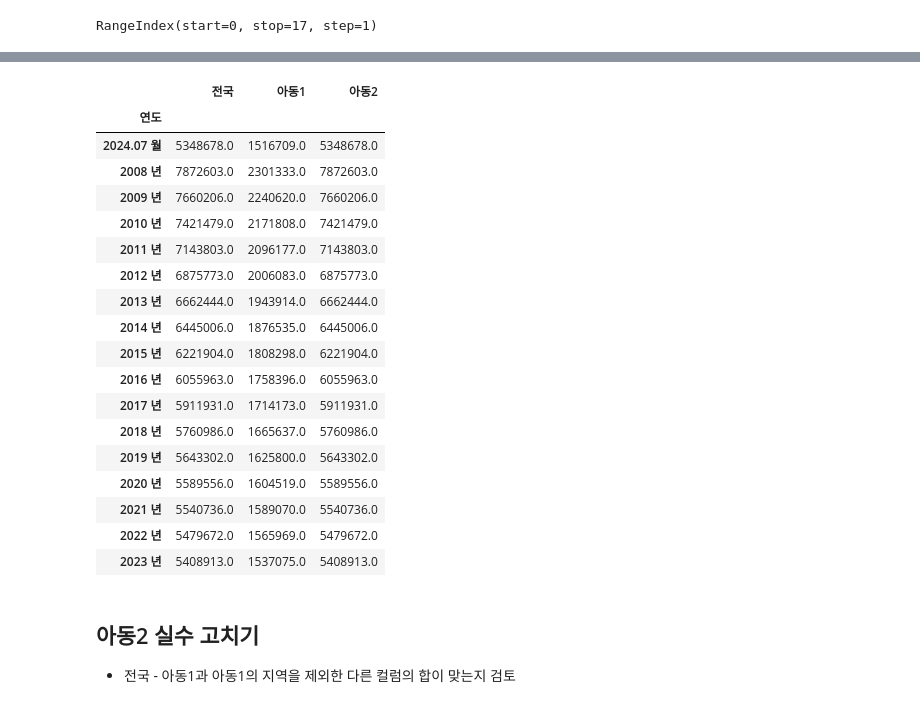
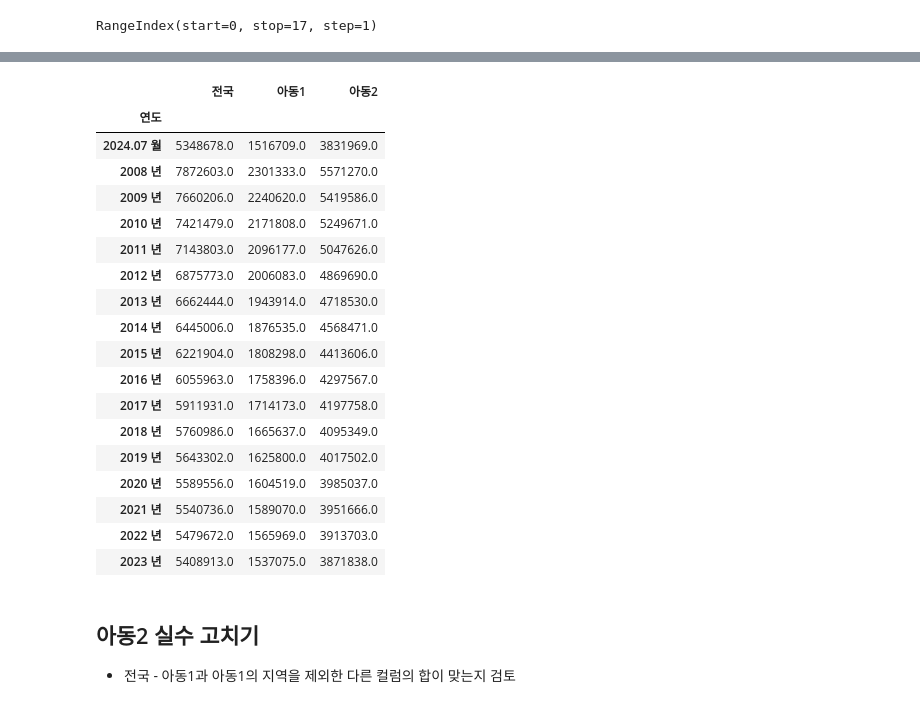
Before and after one commit to LYZAcell/data_study, a Jupyter notebook: 데이터저널/인구데이터전처리2_0819.ipynb, the cells around one changed output, grey strips where cells are left out. Drawn from its saved outputs; the diff is of its cells as text; code cells hidden in the pictures.

```diff
--- a/데이터저널/인구데이터전처리2_0819.ipynb
+++ b/데이터저널/인구데이터전처리2_0819.ipynb
@@ -295,42 +295,45 @@ region_df
 # %%
 # 아동1 지역 리스트
 child1_regions = ['강원특별자치도','경상남도','경상북도','전라남도','전북특별자치도','충청남도','충청북도']
 
 # 아동1 컬럼 합치기
 region_df['아동1'] = region_df[child1_regions].sum(axis=1)
 
 # 아동2 지역 리스트 (아동1, '전체국민' 제외)
-child2_regions = [region for region in region_df.columns if region not in child1_regions + ['전국']]
+#child2_regions = [region for region in region_df.columns if region not in child1_regions + ['전국']]
+# 아동2 컬럼 합치기 전에 숫자형으로 변환
+#region_df[child2_regions] = region_df[child2_regions].apply(pd.to_numeric, errors='coerce')
+#region_df['아동2'] = region_df[child2_regions].sum(axis=1)
 
-# 아동2 컬럼 합치기 전에 숫자형으로 변환
-region_df[child2_regions] = region_df[child2_regions].apply(pd.to_numeric, errors='coerce')
-region_df['아동2'] = region_df[child2_regions].sum(axis=1)
+child2_regions = ['경기도', '광주광역시', '대구광역시','대전광역시', '부산광역시','서울특별시','세종특별자치시','울산광역시','인천광역시','제주특별자치도']
+region_df['아동2']= region_df[child2_regions].sum(axis=1)
+
 
 # 필요한 컬럼만 저장
 #region_df = region_df[['연도','전국', '아동1', '아동2']]
 region_df = region_df[['전국', '아동1', '아동2']]
 
 region_df
 # %% [output]
 |  | 전국 | 아동1 | 아동2 |
 | 연도 |  |  |  |
-| 2024.07 월 | 5348678.0 | 1516709.0 | 5348678.0 |
-| 2008 년 | 7872603.0 | 2301333.0 | 7872603.0 |
-| 2009 년 | 7660206.0 | 2240620.0 | 7660206.0 |
-| 2010 년 | 7421479.0 | 2171808.0 | 7421479.0 |
-| 2011 년 | 7143803.0 | 2096177.0 | 7143803.0 |
-| 2012 년 | 6875773.0 | 2006083.0 | 6875773.0 |
-| 2013 년 | 6662444.0 | 1943914.0 | 6662444.0 |
-| 2014 년 | 6445006.0 | 1876535.0 | 6445006.0 |
-| 2015 년 | 6221904.0 | 1808298.0 | 6221904.0 |
-| 2016 년 | 6055963.0 | 1758396.0 | 6055963.0 |
-| 2017 년 | 5911931.0 | 1714173.0 | 5911931.0 |
-| 2018 년 | 5760986.0 | 1665637.0 | 5760986.0 |
-| 2019 년 | 5643302.0 | 1625800.0 | 5643302.0 |
-| 2020 년 | 5589556.0 | 1604519.0 | 5589556.0 |
-| 2021 년 | 5540736.0 | 1589070.0 | 5540736.0 |
-| 2022 년 | 5479672.0 | 1565969.0 | 5479672.0 |
-| 2023 년 | 5408913.0 | 1537075.0 | 5408913.0 |
+| 2024.07 월 | 5348678.0 | 1516709.0 | 3831969.0 |
+| 2008 년 | 7872603.0 | 2301333.0 | 5571270.0 |
+| 2009 년 | 7660206.0 | 2240620.0 | 5419586.0 |
+| 2010 년 | 7421479.0 | 2171808.0 | 5249671.0 |
+| 2011 년 | 7143803.0 | 2096177.0 | 5047626.0 |
+| 2012 년 | 6875773.0 | 2006083.0 | 4869690.0 |
+| 2013 년 | 6662444.0 | 1943914.0 | 4718530.0 |
+| 2014 년 | 6445006.0 | 1876535.0 | 4568471.0 |
+| 2015 년 | 6221904.0 | 1808298.0 | 4413606.0 |
+| 2016 년 | 6055963.0 | 1758396.0 | 4297567.0 |
+| 2017 년 | 5911931.0 | 1714173.0 | 4197758.0 |
+| 2018 년 | 5760986.0 | 1665637.0 | 4095349.0 |
+| 2019 년 | 5643302.0 | 1625800.0 | 4017502.0 |
+| 2020 년 | 5589556.0 | 1604519.0 | 3985037.0 |
+| 2021 년 | 5540736.0 | 1589070.0 | 3951666.0 |
+| 2022 년 | 5479672.0 | 1565969.0 | 3913703.0 |
+| 2023 년 | 5408913.0 | 1537075.0 | 3871838.0 |
 # %% [markdown]
 ## 아동2 실수 고치기
 - 전국 - 아동1과 아동1의 지역을 제외한 다른 컬럼의 합이 맞는지 검토
```
Also changed, not shown: parts of 11 cells of this notebook.
